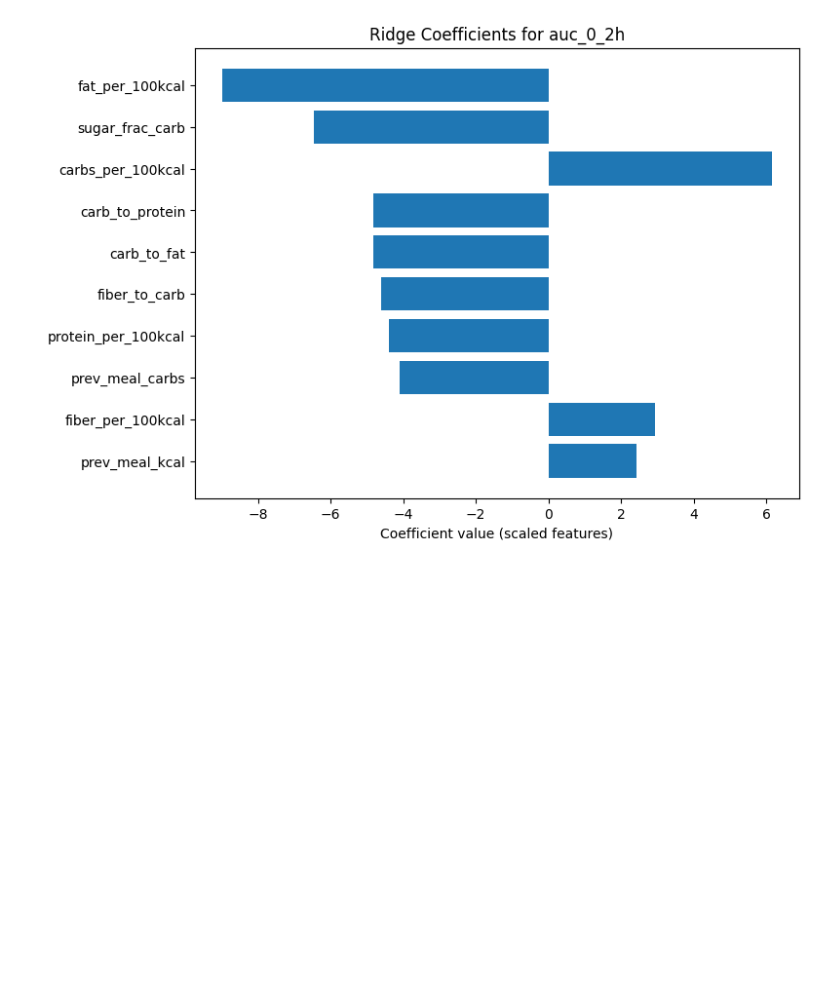
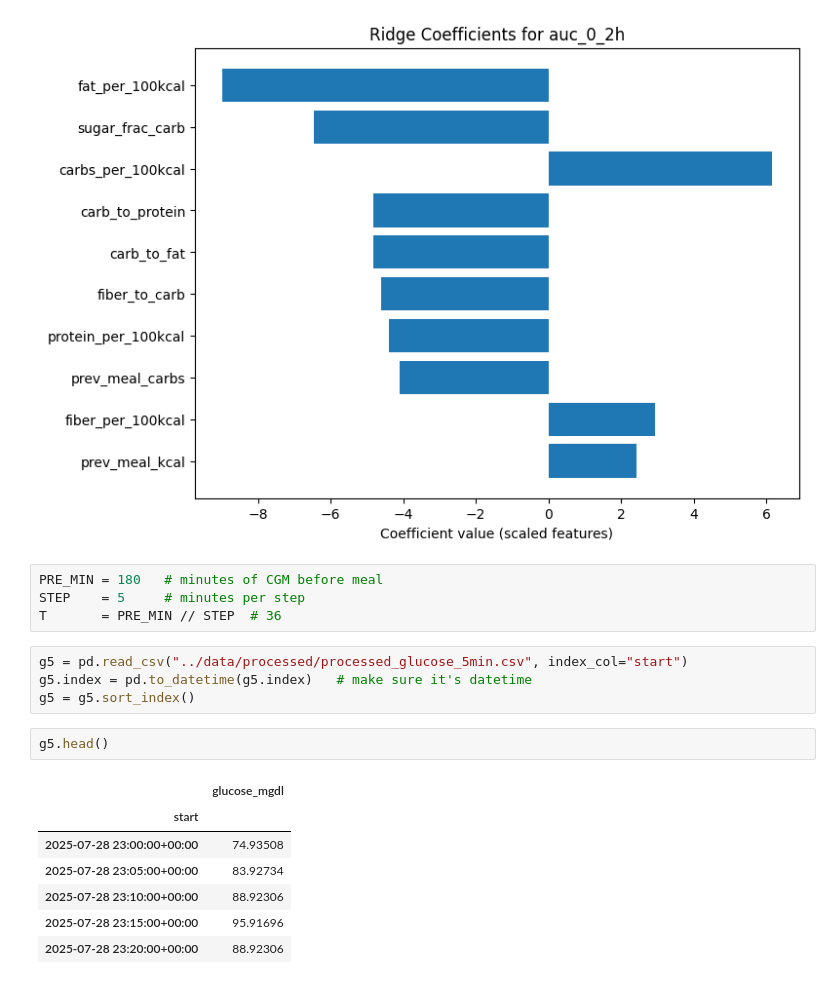
Before and after one commit to kayc26/cgm_insights, a Jupyter notebook: notebooks/baseline_models.ipynb, the cells around one changed output. Cells and saved outputs as stored; diff of their text form; blank space fills up the shorter version.

```diff
--- a/notebooks/baseline_models.ipynb
+++ b/notebooks/baseline_models.ipynb
@@ -385,3 +385,21 @@ ridge.fit(Xtr, ytr)
 plot_ridge_importance(ridge, used_feats, "auc_0_2h")
 # %% [output]
 [figure]
+# %%
+PRE_MIN = 180   # minutes of CGM before meal
+STEP    = 5     # minutes per step
+T       = PRE_MIN // STEP  # 36
+# %%
+g5 = pd.read_csv("../data/processed/processed_glucose_5min.csv", index_col="start")
+g5.index = pd.to_datetime(g5.index)   # make sure it's datetime
+g5 = g5.sort_index()
+# %%
+g5.head()
+# %% [output]
+|  | glucose_mgdl |
+| start |  |
+| 2025-07-28 23:00:00+00:00 | 74.93508 |
+| 2025-07-28 23:05:00+00:00 | 83.92734 |
+| 2025-07-28 23:10:00+00:00 | 88.92306 |
+| 2025-07-28 23:15:00+00:00 | 95.91696 |
+| 2025-07-28 23:20:00+00:00 | 88.92306 |
```
Also changed, not shown: parts of 8 cells of this notebook, 10 other files.
